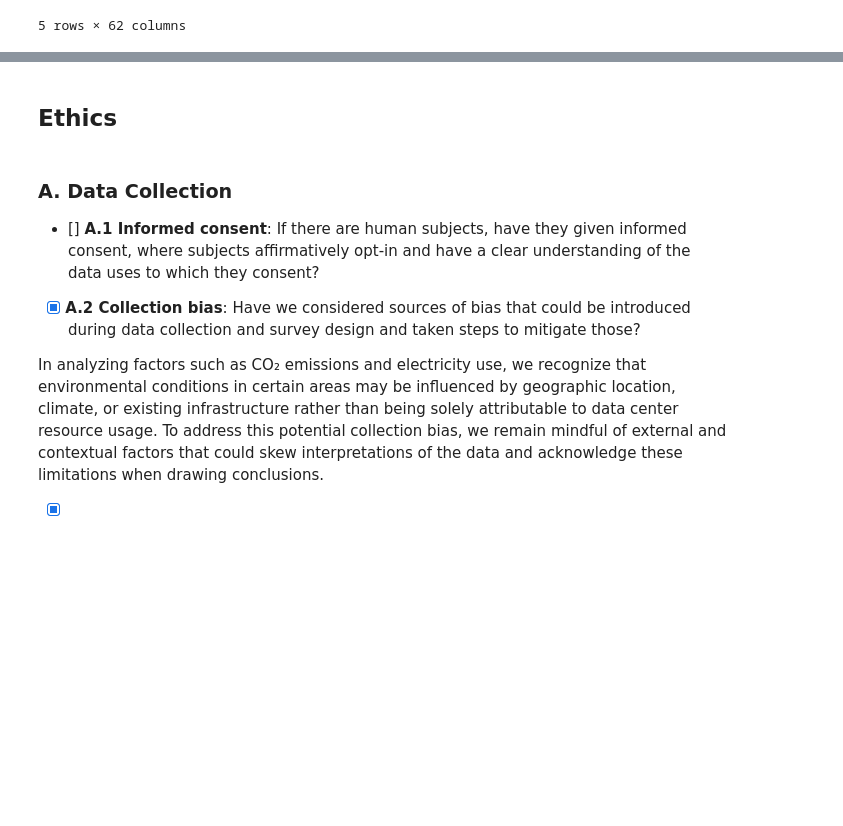
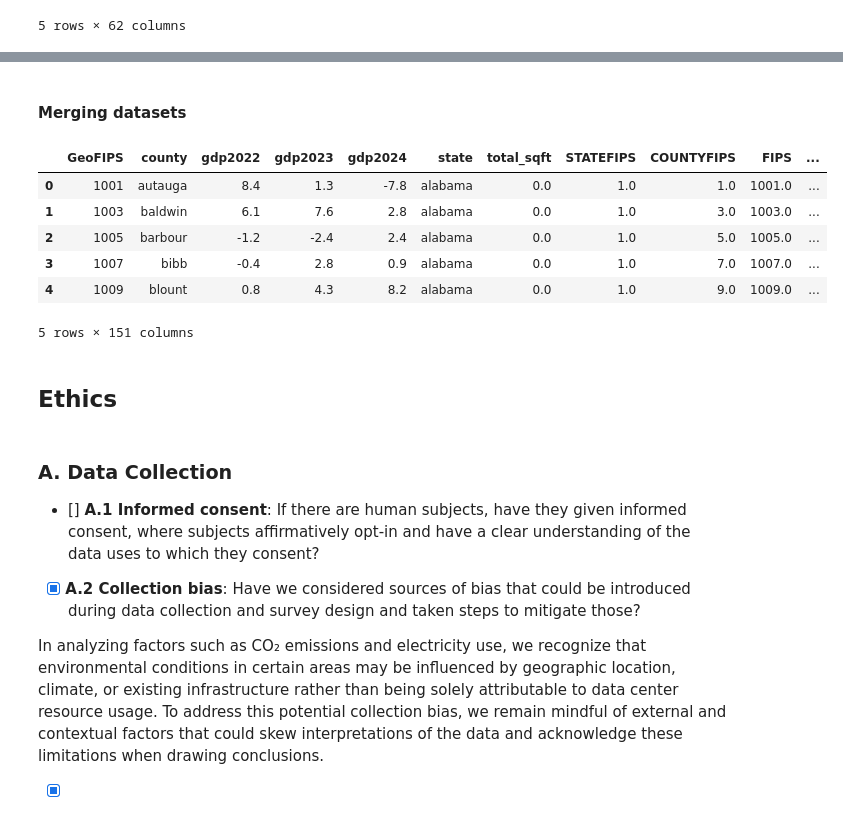
Before and after one commit to COGS108/Group147_WI26, a Jupyter notebook: 01-DataCheckpoint.ipynb, the cells around one changed output, grey strips where cells are left out. Drawn from its saved outputs; the diff is of its cells as text; code cells hidden in the pictures; blank space fills up the shorter version.

Commit message:
removing data cleaning from eda checkpoint and adding it to data checkpoint

```diff
--- a/01-DataCheckpoint.ipynb
+++ b/01-DataCheckpoint.ipynb
@@ -1023,0 +1033,21 @@ pd.read_csv("data/02-processed/df_electricity_clean.csv").head()
+# %%
+# df emissions
+df_co2 = df_emissions[(df_emissions['sector-name']=='Industrial carbon dioxide emissions') & (df_emissions['year']==2021) & (df_emissions['fuel-name'] == 'All Fuels')]
+df_co2 = df_co2.rename(columns={
+    'state-name': 'state',
+})
+
+# new df counties: containing all counties
+df_counties = df_countygdp[['county']].copy()
+
+#saving df counties to data/02processed
+df_counties.to_csv('data/02-processed/df_counties.csv',index=False)
+
+#aggregating total sqft per county in df_dc
+total_sqft = df_dc.groupby(['state','county'])['sqft'].sum().reset_index()
+total_sqft.rename(columns={'sqft':'total_sqft'}, inplace=True)
+
+# getting columns in df electricity for 2021
+elec_2021_cols = [col for col in df_electricity.columns if "2021" in col]
+df_electricity['elec_price_2021'] = df_electricity[elec_2021_cols].mean(axis=1)
+df_electricity = df_electricity[['state', 'elec_price_2021']].copy()
@@ -1024,3 +1126,34 @@ pd.read_csv("data/02-processed/df_electricity_clean.csv").head()
+# %% [markdown]
+#### Merging datasets
+# %%
+# merging county gdp with total sqft from df_dc
+df = df_countygdp.merge(total_sqft, on=['state','county'],how='left')
+
+#filling nan sqft with 0
+df['total_sqft'] = df['total_sqft'].fillna(0)
+
+#merging df w df_water
+df = df.merge(df_water, on=['state','county'], how='left')
+
+#merging df w df_co2
+df = df.merge(df_co2, on=['state'], how='left')
+
+#merging df w df_electricity
+
+df = df.merge(df_electricity, on=['state'], how='left')
+
+#dropping irrelevant columns
+
+df.to_csv('data/02-processed/df.csv',index=False)
+pd.read_csv("data/02-processed/df.csv").head()
+# %% [output]
+|  | GeoFIPS | county | gdp2022 | gdp2023 | gdp2024 | state | total_sqft | STATEFIPS | COUNTYFIPS | FIPS | ... |
+| 0 | 1001 | autauga | 8.4 | 1.3 | -7.8 | alabama | 0.0 | 1.0 | 1.0 | 1001.0 | ... |
+| 1 | 1003 | baldwin | 6.1 | 7.6 | 2.8 | alabama | 0.0 | 1.0 | 3.0 | 1003.0 | ... |
+| 2 | 1005 | barbour | -1.2 | -2.4 | 2.4 | alabama | 0.0 | 1.0 | 5.0 | 1005.0 | ... |
+| 3 | 1007 | bibb | -0.4 | 2.8 | 0.9 | alabama | 0.0 | 1.0 | 7.0 | 1007.0 | ... |
+| 4 | 1009 | blount | 0.8 | 4.3 | 8.2 | alabama | 0.0 | 1.0 | 9.0 | 1009.0 | ... |
+5 rows × 151 columns
 # %% [markdown]
 ## Ethics
 # %% [markdown]
```
Also changed, not shown: parts of 8 cells of this notebook, 1 other file.
